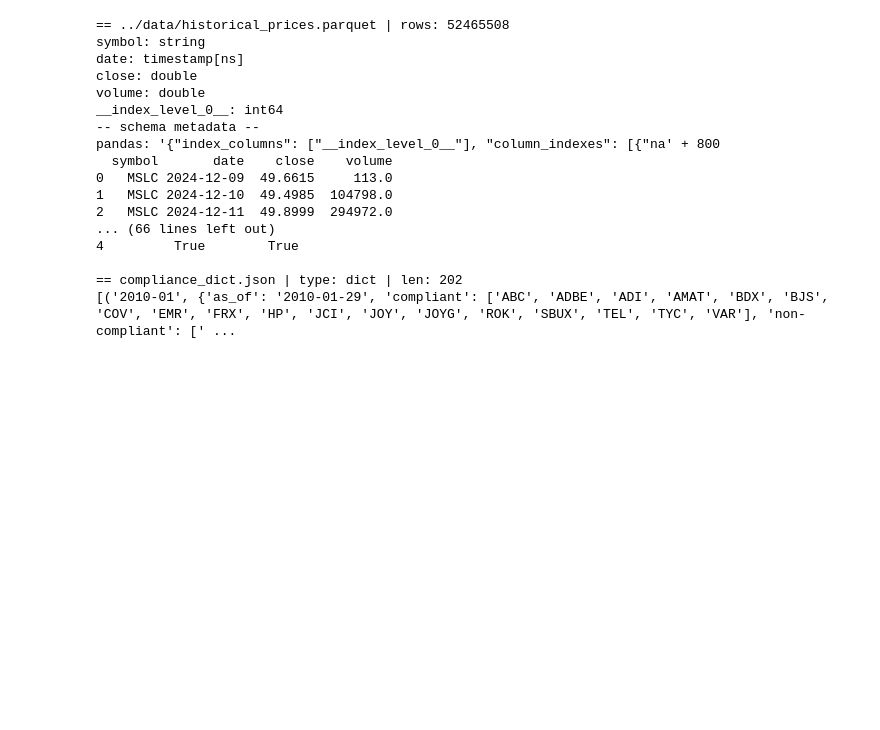
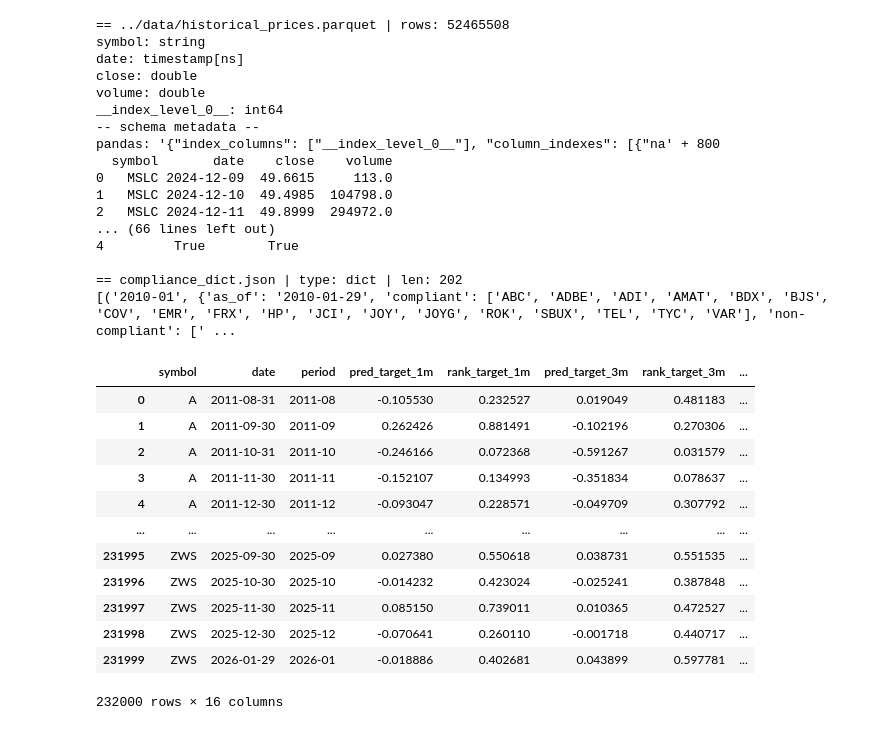
Before and after one commit to sheikhfall/sabr-portfolio-optim, a Jupyter notebook: notebooks/tmp.ipynb, the cells around one changed output. Cells and saved outputs as stored; diff of their text form; code cells hidden in the pictures; blank space fills up the shorter version.

```diff
--- a/notebooks/tmp.ipynb
+++ b/notebooks/tmp.ipynb
@@ -28,3 +28,22 @@ pandas: '{"index_columns": ["__index_level_0__"], "column_indexes": [{"na' + 800
 
 == compliance_dict.json | type: dict | len: 202
 [('2010-01', {'as_of': '2010-01-29', 'compliant': ['ABC', 'ADBE', 'ADI', 'AMAT', 'BDX', 'BJS', 'COV', 'EMR', 'FRX', 'HP', 'JCI', 'JOY', 'JOYG', 'ROK', 'SBUX', 'TEL', 'TYC', 'VAR'], 'non-compliant': [' ...
+# %%
+import pandas as pd
+df = pd.read_parquet("../data/model_signal.parquet")
+# %%
+df
+# %% [output]
+|  | symbol | date | period | pred_target_1m | rank_target_1m | pred_target_3m | rank_target_3m | ... |
+| 0 | A | 2011-08-31 | 2011-08 | -0.105530 | 0.232527 | 0.019049 | 0.481183 | ... |
+| 1 | A | 2011-09-30 | 2011-09 | 0.262426 | 0.881491 | -0.102196 | 0.270306 | ... |
+| 2 | A | 2011-10-31 | 2011-10 | -0.246166 | 0.072368 | -0.591267 | 0.031579 | ... |
+| 3 | A | 2011-11-30 | 2011-11 | -0.152107 | 0.134993 | -0.351834 | 0.078637 | ... |
+| 4 | A | 2011-12-30 | 2011-12 | -0.093047 | 0.228571 | -0.049709 | 0.307792 | ... |
+| ... | ... | ... | ... | ... | ... | ... | ... | ... |
+| 231995 | ZWS | 2025-09-30 | 2025-09 | 0.027380 | 0.550618 | 0.038731 | 0.551535 | ... |
+| 231996 | ZWS | 2025-10-30 | 2025-10 | -0.014232 | 0.423024 | -0.025241 | 0.387848 | ... |
+| 231997 | ZWS | 2025-11-30 | 2025-11 | 0.085150 | 0.739011 | 0.010365 | 0.472527 | ... |
+| 231998 | ZWS | 2025-12-30 | 2025-12 | -0.070641 | 0.260110 | -0.001718 | 0.440717 | ... |
+| 231999 | ZWS | 2026-01-29 | 2026-01 | -0.018886 | 0.402681 | 0.043899 | 0.597781 | ... |
+232000 rows × 16 columns
```
Also changed, not shown: 1 other file.
